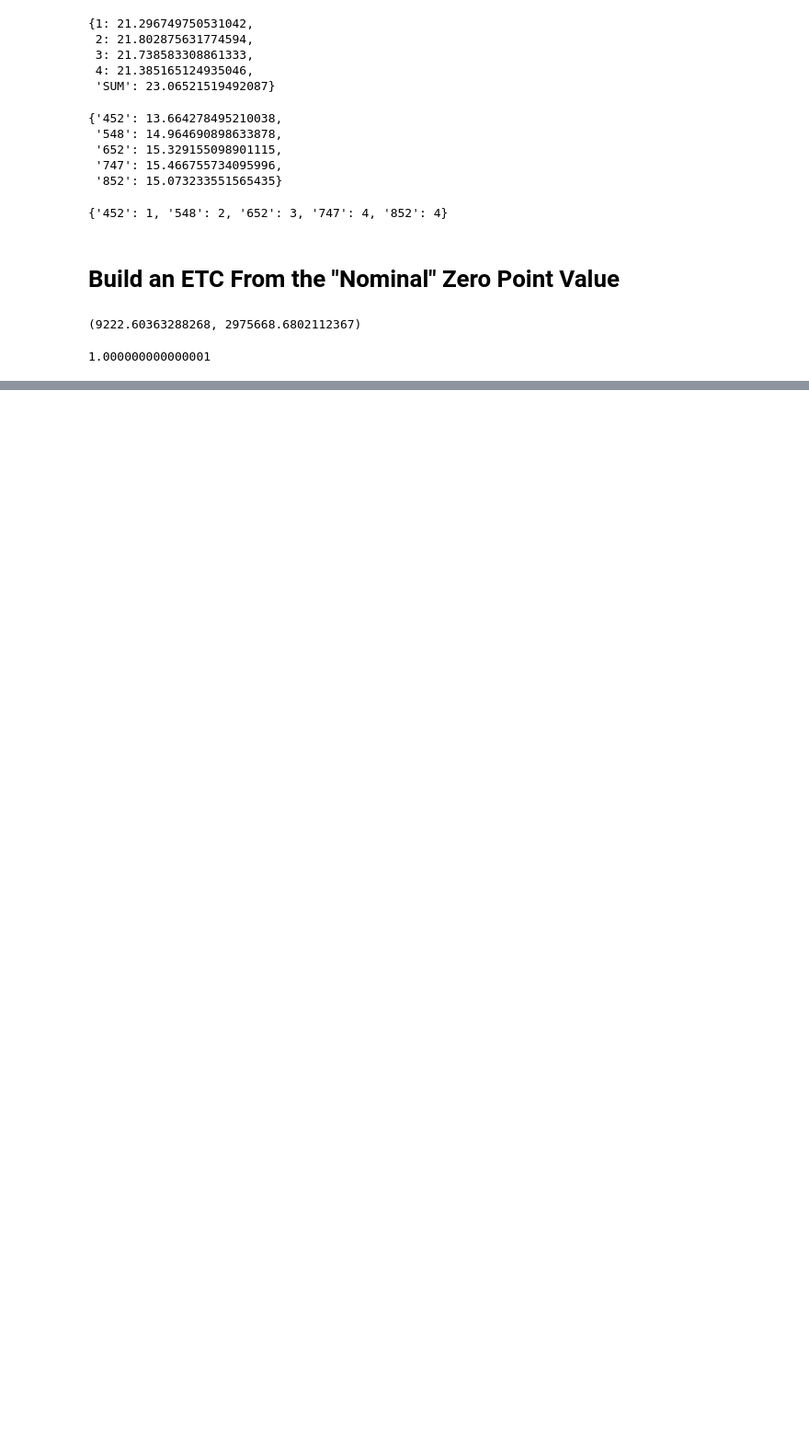
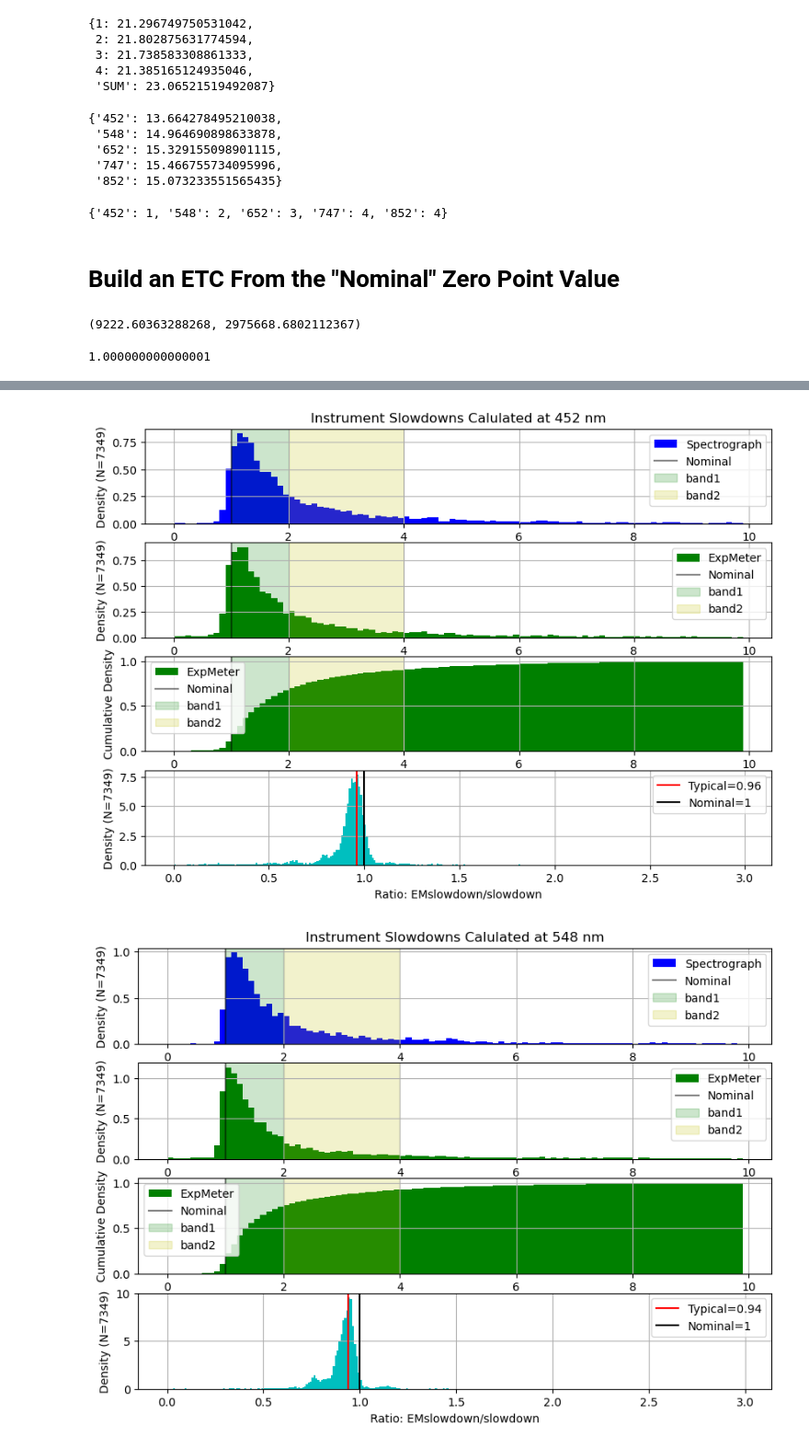
Before and after one commit to joshwalawender/KPF-ZPETC, a Jupyter notebook: 5-ETCs.ipynb, the cells around one changed output, grey strips where cells are left out. Shown at 92% size. Drawn from its saved outputs; the diff is of its cells as text; code cells hidden in the pictures; blank space fills up the shorter version.

```diff
--- a/5-ETCs.ipynb
+++ b/5-ETCs.ipynb
@@ -69,0 +135,7 @@ EMADU2/EMADU
+# %%
+wavs = ['452', '548', '652', '747', '852']
+for wav in wavs:
+    plot_slowdowns(t, wav)
+# %% [output]
+[figure, added]
+[figure, added]
```
Also changed, not shown: parts of 4 cells of this notebook, 1 other file.
